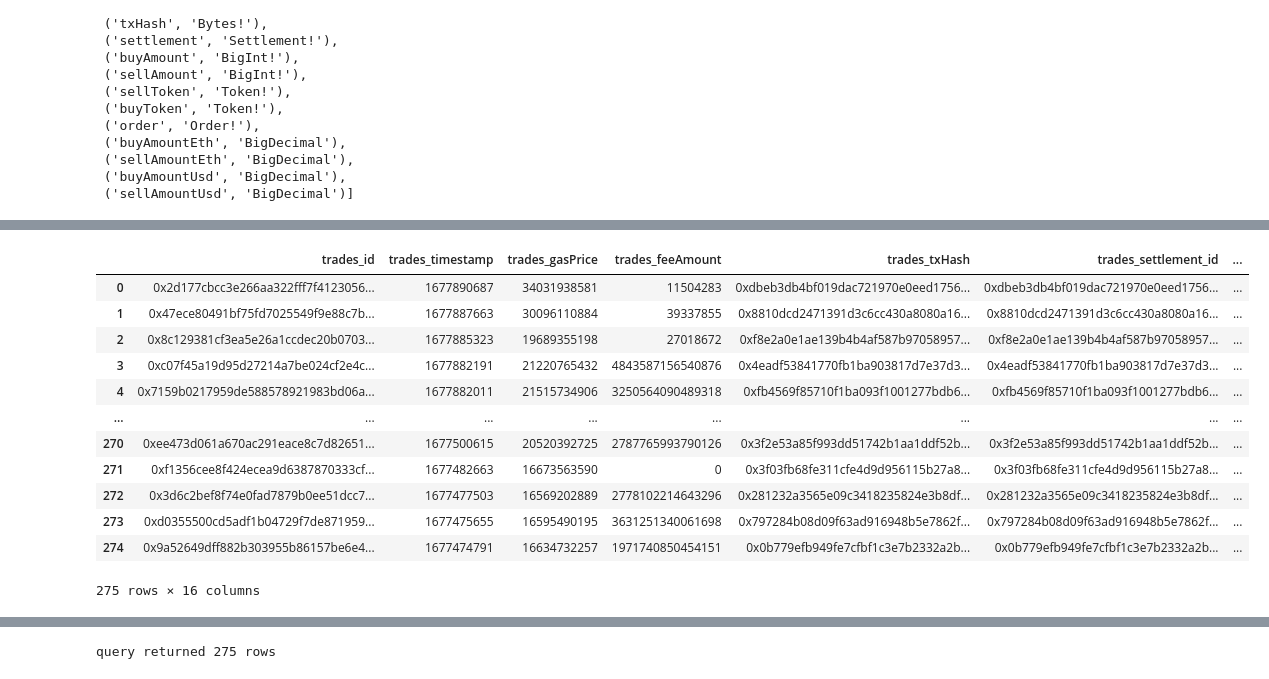
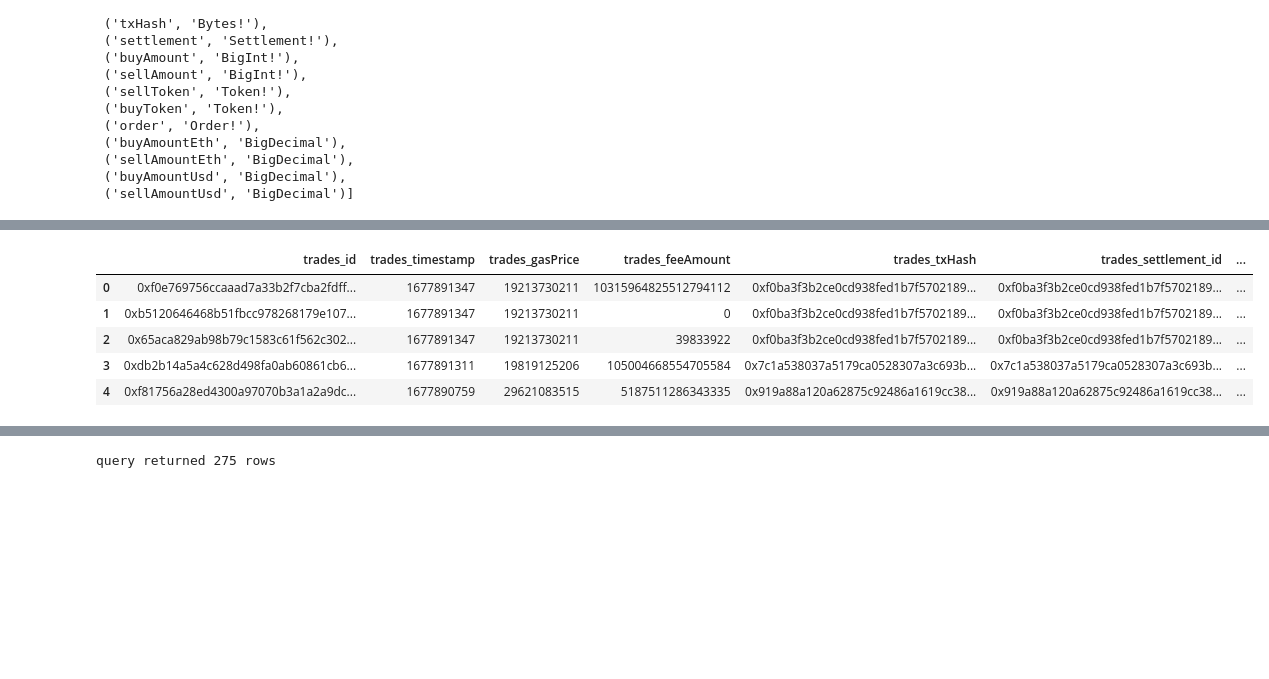
Before and after one commit to Evan-Kim2028/subgraph-query-portal, a Jupyter notebook: examples/cow_uni_chain_pipe_subgrounds.ipynb, the cells around one changed output, grey strips where cells are left out. Drawn from its saved outputs; the diff is of its cells as text; code cells hidden in the pictures; blank space fills up the shorter version.

Commit message:
add cow trades with test

```diff
--- a/examples/cow_uni_chain_pipe_subgrounds.ipynb
+++ b/examples/cow_uni_chain_pipe_subgrounds.ipynb
@@ -156,25 +110,16 @@ trades_qp = cow_sg.Query.trades(
     'timestamp_lt': timestamp,
     'buyAmountUsd_gt': filter_usd,
     'sellAmountUsd_gt': filter_usd,
-    "sellToken_in": token_addr_list,
-    "buyToken_in": token_addr_list
     }
 )
 # %%
 trades_df = sg.query_df(trades_qp)
 # %%
-trades_df
+trades_df.head(5)
 # %% [output]
 |  | trades_id | trades_timestamp | trades_gasPrice | trades_feeAmount | trades_txHash | trades_settlement_id | ... |
-| 0 | 0x2d177cbcc3e266aa322fff7f4123056... | 1677890687 | 34031938581 | 11504283 | 0xdbeb3db4bf019dac721970e0eed1756... | 0xdbeb3db4bf019dac721970e0eed1756... | ... |
-| 1 | 0x47ece80491bf75fd7025549f9e88c7b... | 1677887663 | 30096110884 | 39337855 | 0x8810dcd2471391d3c6cc430a8080a16... | 0x8810dcd2471391d3c6cc430a8080a16... | ... |
-| 2 | 0x8c129381cf3ea5e26a1ccdec20b0703... | 1677885323 | 19689355198 | 27018672 | 0xf8e2a0e1ae139b4b4af587b97058957... | 0xf8e2a0e1ae139b4b4af587b97058957... | ... |
-| 3 | 0xc07f45a19d95d27214a7be024cf2e4c... | 1677882191 | 21220765432 | 4843587156540876 | 0x4eadf53841770fb1ba903817d7e37d3... | 0x4eadf53841770fb1ba903817d7e37d3... | ... |
-| 4 | 0x7159b0217959de588578921983bd06a... | 1677882011 | 21515734906 | 3250564090489318 | 0xfb4569f85710f1ba093f1001277bdb6... | 0xfb4569f85710f1ba093f1001277bdb6... | ... |
-| ... | ... | ... | ... | ... | ... | ... | ... |
-| 270 | 0xee473d061a670ac291eace8c7d82651... | 1677500615 | 20520392725 | 2787765993790126 | 0x3f2e53a85f993dd51742b1aa1ddf52b... | 0x3f2e53a85f993dd51742b1aa1ddf52b... | ... |
-| 271 | 0xf1356cee8f424ecea9d6387870333cf... | 1677482663 | 16673563590 | 0 | 0x3f03fb68fe311cfe4d9d956115b27a8... | 0x3f03fb68fe311cfe4d9d956115b27a8... | ... |
-| 272 | 0x3d6c2bef8f74e0fad7879b0ee51dcc7... | 1677477503 | 16569202889 | 2778102214643296 | 0x281232a3565e09c3418235824e3b8df... | 0x281232a3565e09c3418235824e3b8df... | ... |
-| 273 | 0xd0355500cd5adf1b04729f7de871959... | 1677475655 | 16595490195 | 3631251340061698 | 0x797284b08d09f63ad916948b5e7862f... | 0x797284b08d09f63ad916948b5e7862f... | ... |
-| 274 | 0x9a52649dff882b303955b86157be6e4... | 1677474791 | 16634732257 | 1971740850454151 | 0x0b779efb949fe7cfbf1c3e7b2332a2b... | 0x0b779efb949fe7cfbf1c3e7b2332a2b... | ... |
+| 0 | 0xf0e769756ccaaad7a33b2f7cba2fdff... | 1677891347 | 19213730211 | 10315964825512794112 | 0xf0ba3f3b2ce0cd938fed1b7f5702189... | 0xf0ba3f3b2ce0cd938fed1b7f5702189... | ... |
+| 1 | 0xb5120646468b51fbcc978268179e107... | 1677891347 | 19213730211 | 0 | 0xf0ba3f3b2ce0cd938fed1b7f5702189... | 0xf0ba3f3b2ce0cd938fed1b7f5702189... | ... |
+| 2 | 0x65aca829ab98b79c1583c61f562c302... | 1677891347 | 19213730211 | 39833922 | 0xf0ba3f3b2ce0cd938fed1b7f5702189... | 0xf0ba3f3b2ce0cd938fed1b7f5702189... | ... |
+| 3 | 0xdb2b14a5a4c628d498fa0ab60861cb6... | 1677891311 | 19819125206 | 105004668554705584 | 0x7c1a538037a5179ca0528307a3c693b... | 0x7c1a538037a5179ca0528307a3c693b... | ... |
+| 4 | 0xf81756a28ed4300a97070b3a1a2a9dc... | 1677890759 | 29621083515 | 5187511286343335 | 0x919a88a120a62875c92486a1619cc38... | 0x919a88a120a62875c92486a1619cc38... | ... |
-275 rows × 16 columns
```
Also changed, not shown: parts of 8 cells of this notebook, 7 other files.
